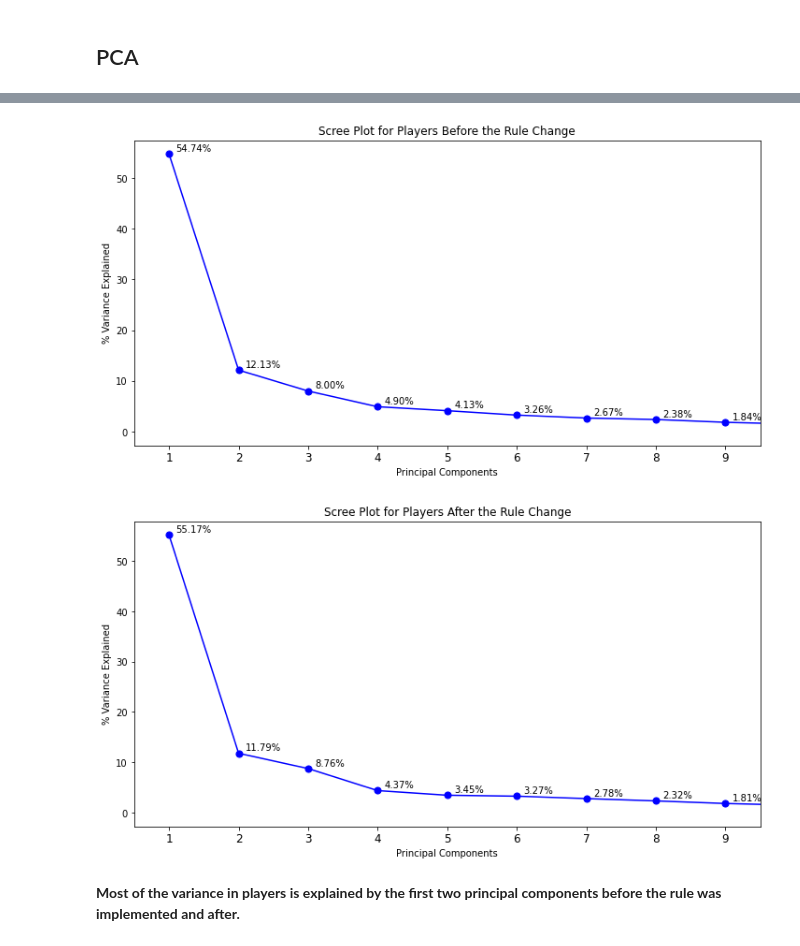
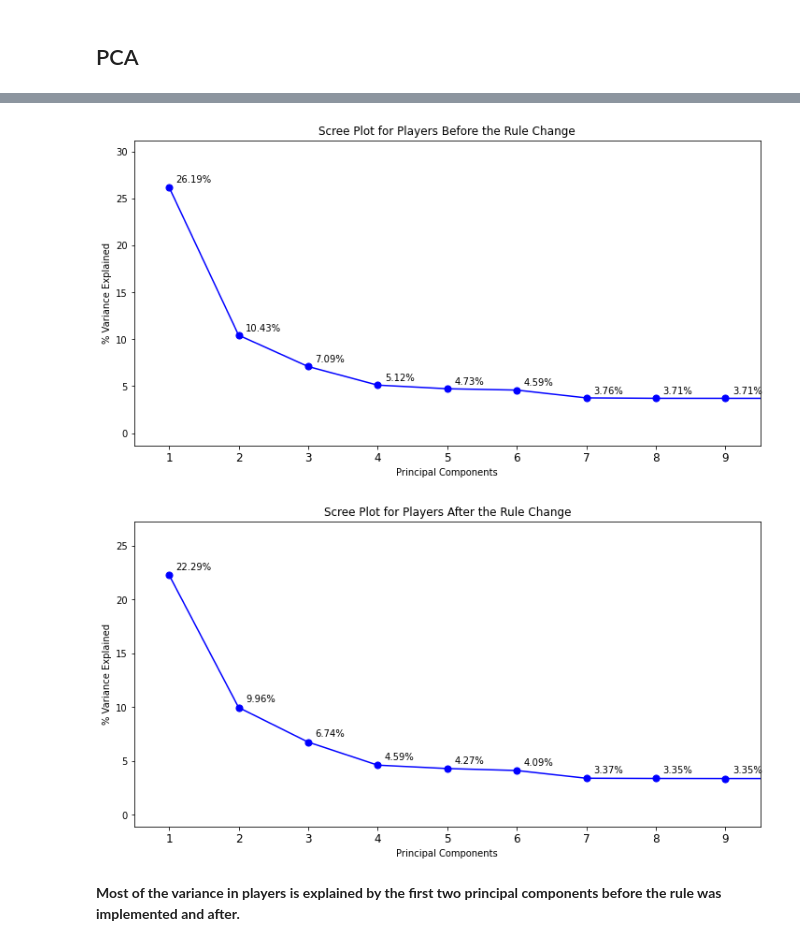
Before and after one commit to kaciewebster/nba-player-clustering, a Jupyter notebook: src/nba-player.ipynb, the cells around one changed output, grey strips where cells are left out. Drawn from its saved outputs; the diff is of its cells as text; code cells hidden in the pictures.

```diff
--- a/src/nba-player.ipynb
+++ b/src/nba-player.ipynb
@@ -148,3 +155,9 @@ players.shape
+# %%
+# Drops players who have 100% accuracy for shooting.
+players_w_dum = players_w_dum[players_w_dum['3P%']<1]
+players_w_dum = players_w_dum[players_w_dum['2P%']<1]
+players_w_dum = players_w_dum[players_w_dum['FT%']<1]
+players_w_dum = players_w_dum[players_w_dum['eFG%']<1]
 # %%
 # Drops any leftover null values.
-players.dropna(axis=0, inplace=True)
+players_w_dum.dropna(axis=0, inplace=True)
@@ -167,8 +180,8 @@ players
 # %%
 # Splits data on 1999 where the five second rule was implemented.
 # Five second rule makes the game go faster forcing players to make decisions faster.
-pre_rule = players[players['Year']<=1999]
-post_rule = players[players['Year']>1999]
+pre_rule = players_w_dum[players_w_dum['Year']<=1999]
+post_rule = players_w_dum[players_w_dum['Year']>1999]
 # %%
 pre_rule.shape
 # %% [output]
@@ -313,16 +326,14 @@ __The 3-point line was implemented in 1980, so players from the early 1980's wer
 # %% [markdown]
 ## PCA
 # %%
-# Drops columns, Year, Player, and Positions, from data and manipulating data into arrays.
-# I want to be able to cluster on players based on their performances each season.
-X_pre = np.array(pre_rule.drop(['Year', 'Player', 'Pos_C',
+X_pre = np.array(pre_rule[['G', 'MP', 'FG%', '3P%', '2P%', 'eFG%', 'FT%', 'TRB', 'AST', 'STL', 'BLK', 'TOV', 'PF', 'PTS', 'Pos_C',
        'Pos_C-PF', 'Pos_C-SF', 'Pos_PF', 'Pos_PF-C', 'Pos_PF-SF', 'Pos_PG',
        'Pos_PG-SF', 'Pos_PG-SG', 'Pos_SF', 'Pos_SF-PF', 'Pos_SF-SG', 'Pos_SG',
-       'Pos_SG-PF', 'Pos_SG-PG', 'Pos_SG-SF'], axis=1))
-X_post = np.array(post_rule.drop(['Year', 'Player', 'Pos_C',
+       'Pos_SG-PF', 'Pos_SG-PG', 'Pos_SG-SF']])
+X_post = np.array(post_rule[['G', 'MP', 'FG%', '3P%', '2P%', 'eFG%', 'FT%', 'TRB', 'AST', 'STL', 'BLK', 'TOV', 'PF', 'PTS', 'Pos_C',
        'Pos_C-PF', 'Pos_C-SF', 'Pos_PF', 'Pos_PF-C', 'Pos_PF-SF', 'Pos_PG',
        'Pos_PG-SF', 'Pos_PG-SG', 'Pos_SF', 'Pos_SF-PF', 'Pos_SF-SG', 'Pos_SG',
-       'Pos_SG-PF', 'Pos_SG-PG', 'Pos_SG-SF'], axis=1))
+       'Pos_SG-PF', 'Pos_SG-PG', 'Pos_SG-SF']])
 # %%
 X_pre.shape
 # %% [output]
@@ -342,25 +353,26 @@ pca_post = PCA().fit(scaled_post)
 # %%
 fig, ax = plt.subplots(figsize=(12, 6))
 
 num_components = pca_pre.n_components_
 idx = np.arange(num_components)
 vals = pca_pre.explained_variance_ratio_*100
 
 ax.plot(idx, vals, color='blue')
 ax.scatter(idx, vals, color='blue', s=50)
 
 for i in range(9):
     ax.annotate(r"{:2.2f}%".format(vals[i]), (idx[i]+0.1, vals[i]+0.5))
 
 ax.set_title('Scree Plot for Players Before the Rule Change')
 ax.set_xlabel('Principal Components')
 ax.set_ylabel('% Variance Explained')
 
 ax.set_xticklabels(idx+1, fontsize=12)
 ax.set_xticks(np.arange(9))
-ax.set_xlim(left=0-0.5, right=8+0.5);
+ax.set_xlim(left=0-0.5, right=8+0.5)
+ax.set_ylim(top=max(vals)+5);
 # %% [output]
-[figure, old version]
+[figure, new version]
 # %%
 fig, ax = plt.subplots(figsize=(12, 6))
 
@@ -380,9 +392,10 @@ ax.set_ylabel('% Variance Explained')
 
 ax.set_xticklabels(idx+1, fontsize=12)
 ax.set_xticks(np.arange(9))
-ax.set_xlim(left=0-0.5, right=8+0.5);
+ax.set_xlim(left=0-0.5, right=8+0.5)
+ax.set_ylim(top=max(vals)+5);
 # %% [output]
-[figure, old version]
+[figure, new version]
 # %% [markdown]
 __Most of the variance in players is explained by the first two principal components before the rule was implemented and after.__
 # %%
```
Also changed, not shown: parts of 57 cells of this notebook.
